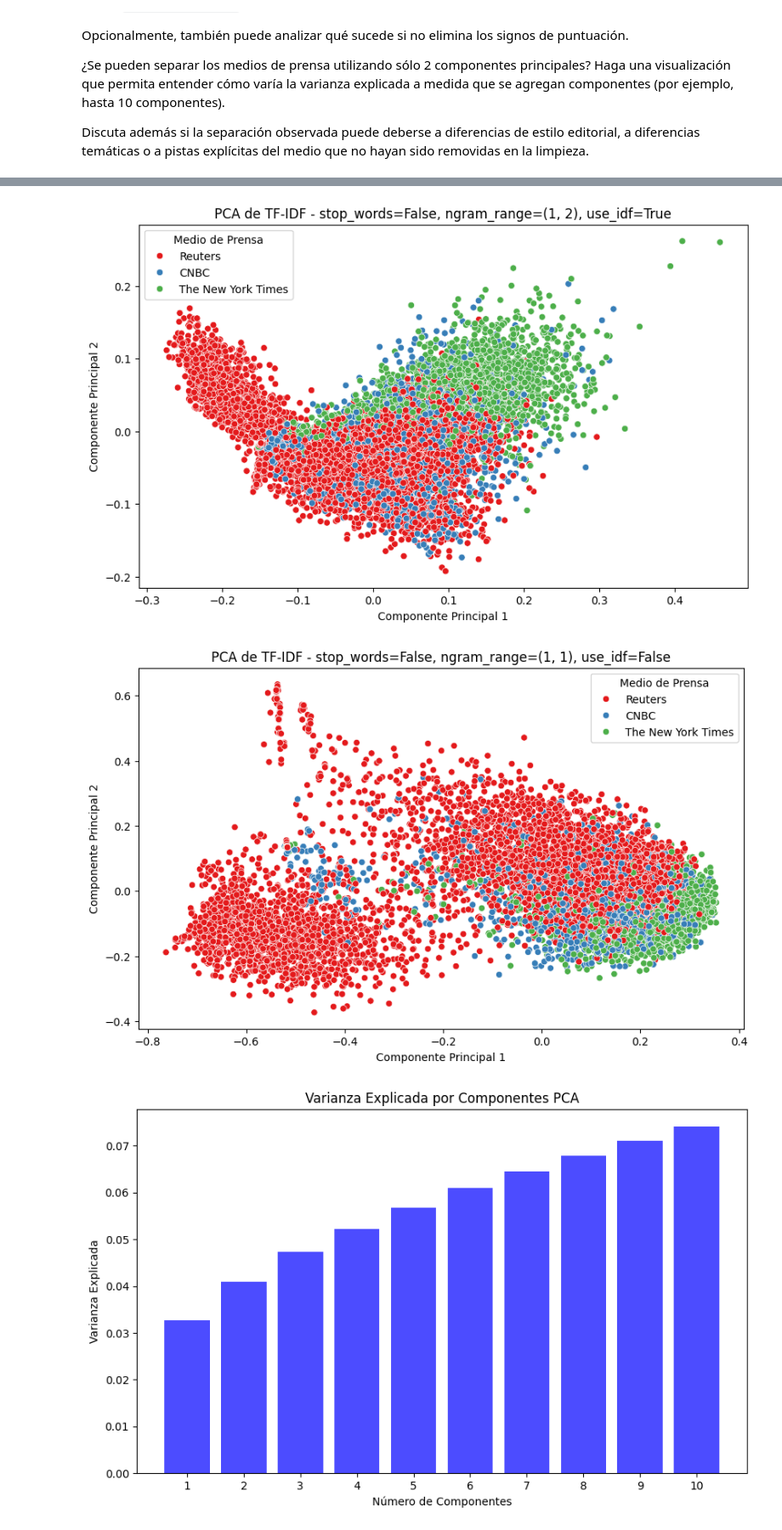
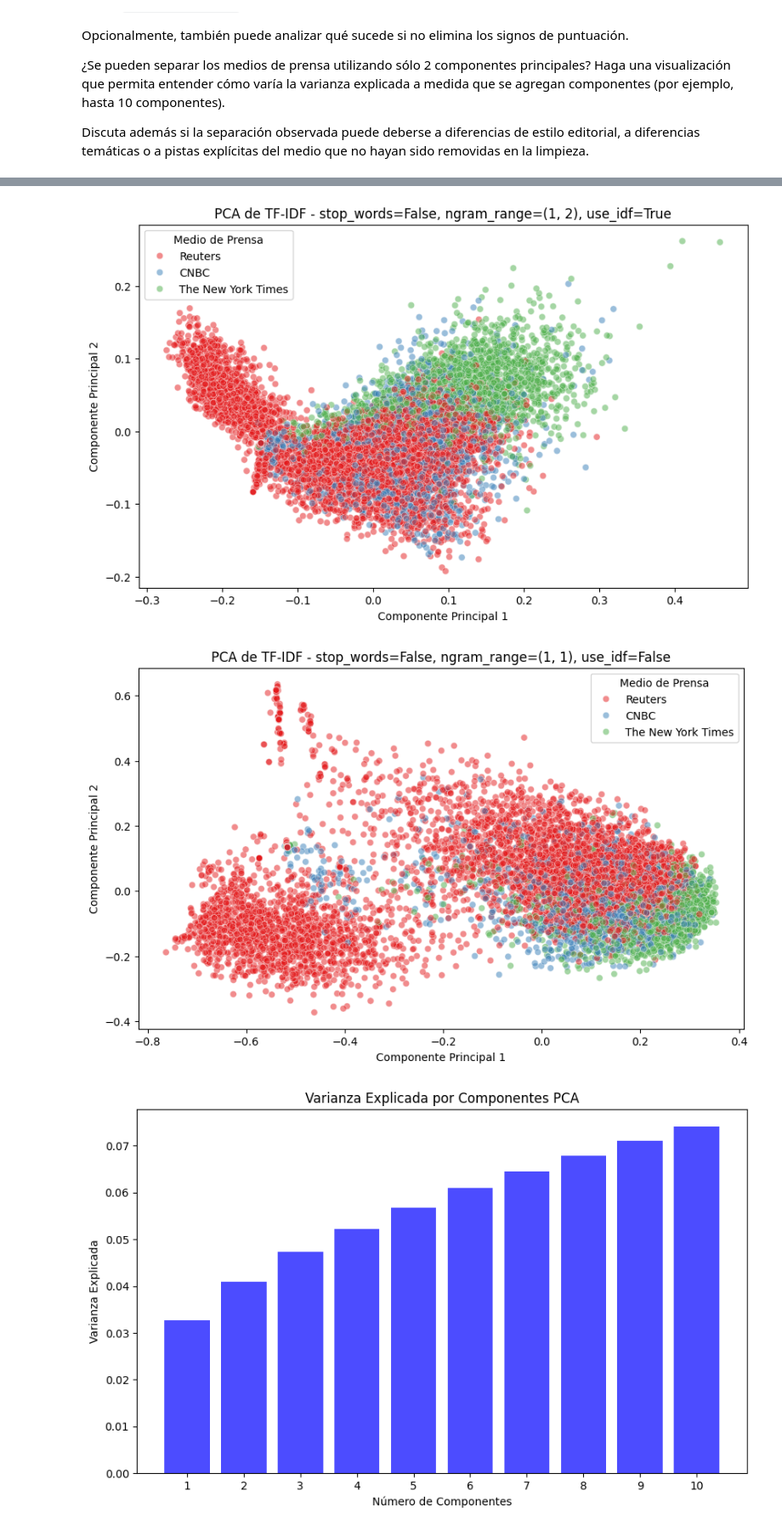
Before and after one commit to MarianoFernandez0/IntroCD, a Jupyter notebook: Tarea_2/2026_template_tarea2.ipynb, the cells around one changed output, grey strips where cells are left out. Shown at 85% size. Cells and saved outputs as stored; diff of their text form; code cells hidden in the pictures.

```diff
--- a/Tarea_2/2026_template_tarea2.ipynb
+++ b/Tarea_2/2026_template_tarea2.ipynb
@@ -78,8 +78,8 @@ N = 3
 count_by_publication = df['publication'].value_counts()
 count_by_publication.plot(kind='barh', figsize=(10, 5))
 top_3_publications = count_by_publication[:N].index.values
-df_top_3 = df[df['publication'].isin(top_3_publications)]
-
+df_top_3 = df[df['publication'].isin(top_3_publications)].copy()
+print(f"top_3_publications: {top_3_publications}")
 # Aplique clean_text sobre la columna de texto elegida y cree una nueva columna "CleanText"
 df_top_3['CleanText'] = clean_text(df_top_3, 'article')
 # %% [output]
@@ -91,6 +87,13 @@ See the caveats in the documentation: https://pandas.pydata.org/pandas-docs/stab
 [figure]
 # %%
 # TODO: Particione los datos en train y test (30% test), con muestreo estratificado
+SEED = 42
+TEST_SIZE = 0.3
 X = df_top_3["CleanText"]
 y = df_top_3["publication"]
-X_train, X_test, y_train, y_test = train_test_split(X, y, test_size=0.3, random_state=42, stratify=y)
+X_train, X_test, y_train, y_test = train_test_split(X, y, test_size=TEST_SIZE, random_state=SEED, stratify=y)
+
+print(f"X_train shape: {X_train.shape}")
+print(f"y_train shape: {y_train.shape}")
+print(f"X_test shape: {X_test.shape}")
+print(f"y_test shape: {y_test.shape}")
@@ -128,12 +152,20 @@ En particular, explique el tamaño de la matriz resultante y la razón por la qu
 **Sugerencia**: puede ser útil imaginar qué sucedería con la memoria RAM requerida si no estuviéramos trabajando con un conjunto de datos reducido.
 # %%
 # TODO: Transforme el texto de entrenamiento a una representación Bag of Words
-
+for i in range(2):
+    print(f"Texto {i}:\n{X_train.iloc[i][:50]}...\n")
 vectorizer = CountVectorizer()
 X_train_bow = vectorizer.fit_transform(X_train)
+X_test_bow = vectorizer.transform(X_test)
 
 # Muestre el tamaño de la matriz resultante
-print('Matrix shape:', X_train_bow.shape)
+print('Train BoW shape:', X_train_bow.shape)
+print('Test BoW shape:', X_test_bow.shape)
+
+nbytes_train = X_train_bow.data.nbytes + X_train_bow.indices.nbytes + X_train_bow.indptr.nbytes
+mb_train = nbytes_train / (1024 * 1024)
+print(f"Memoria real de la matriz dispersa: {mb_train:.2f} MB")
+
 
 # Muestre un ejemplo: las primeras palabras del vocabulario y sus conteos en un documento
 vocab = vectorizer.get_feature_names_out()
@@ -175,16 +215,19 @@ Discuta además si la separación observada puede deberse a diferencias de estil
 # TODO: Aplique PCA con 2 componentes sobre X_train_tfidf y grafique los resultados,
 # coloreando los puntos según el medio de prensa.
 
-def plot_pca(X, y, title):
+def plot_pca(X, y, title, save_path=None):
     pca = PCA(n_components=2)
     X_pca = pca.fit_transform(X)
+
     plt.figure(figsize=(10, 6))
-    sns.scatterplot(x=X_pca[:, 0], y=X_pca[:, 1], hue=y, palette='Set1')
-    plt.title(title)
+    sns.scatterplot(x=X_pca[:, 0], y=X_pca[:, 1], hue=y, palette='Set1', alpha=0.5)
+    plt.title(f"{title}")
     plt.xlabel("Componente Principal 1")
     plt.ylabel("Componente Principal 2")
     plt.legend(title='Medio de Prensa')
+    if save_path:
+        plt.savefig(save_path)
     plt.show()
 
-plot_pca(X_train_tfidf, y_train, "PCA de TF-IDF")
+plot_pca(X_train_tfidf, y_train, "PCA de TF-IDF", "informe/figures/pca_tfidf.png")
 # %% [output]
@@ -201,8 +244,8 @@ configurations = [
     {'filter_stop_words': False, 'ngram_range': (1, 2), 'use_idf': True},
     {'filter_stop_words': False, 'ngram_range': (1, 1), 'use_idf': False},
 ]
-for config in configurations:
+for i, config in enumerate(configurations):
     X_tfidf = vectorize(X_train, **config)
     title = f"PCA de TF-IDF - stop_words={config['filter_stop_words']}, ngram_range={config['ngram_range']}, use_idf={config['use_idf']}"
-    plot_pca(X_tfidf, y_train, title)
+    plot_pca(X_tfidf, y_train, title, f"informe/figures/pca_tfidf_{i}.png")
 # %% [output]
@@ -211,5 +254,5 @@ for config in configurations:
-[figure, old version]
+[figure, new version]
-[figure, old version]
+[figure, new version]
 # %%
 # TODO: Genere una visualización que muestre cómo varía la varianza explicada
 # a medida que se agregan componentes PCA (por ejemplo, hasta 10 componentes).
```
Also changed, not shown: parts of 14 cells of this notebook, 21 other files.
